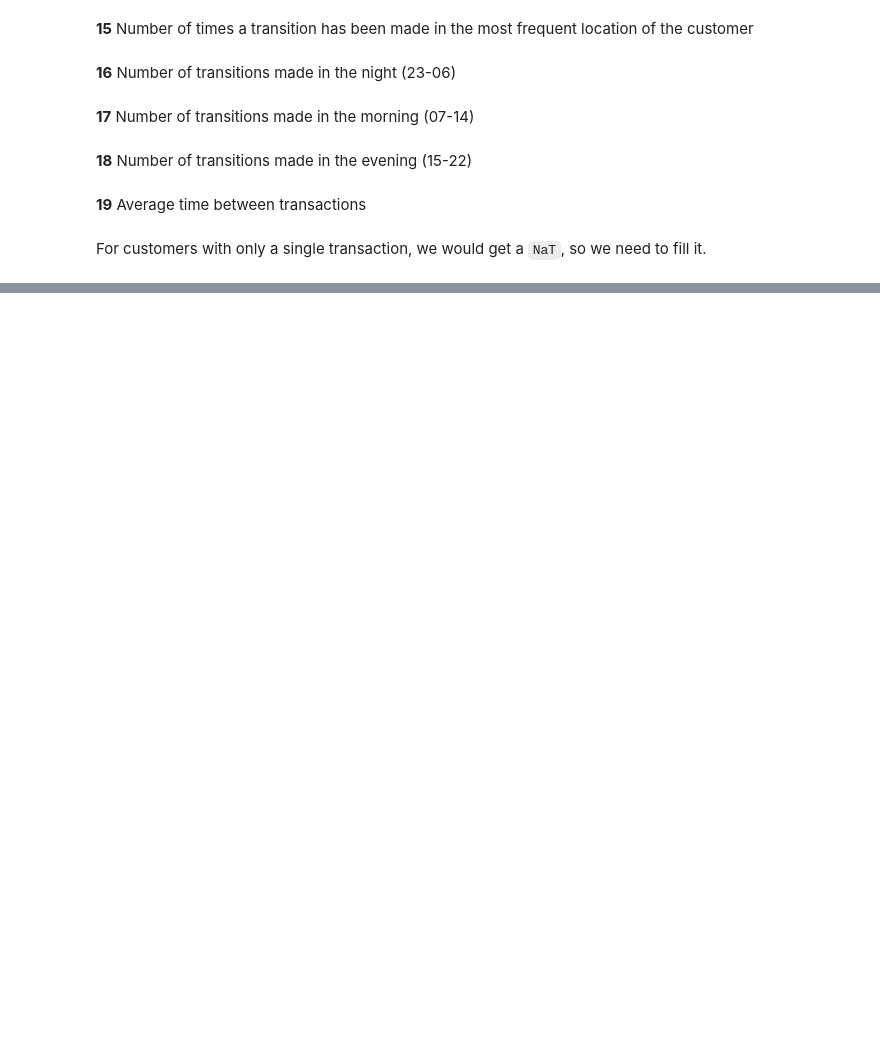
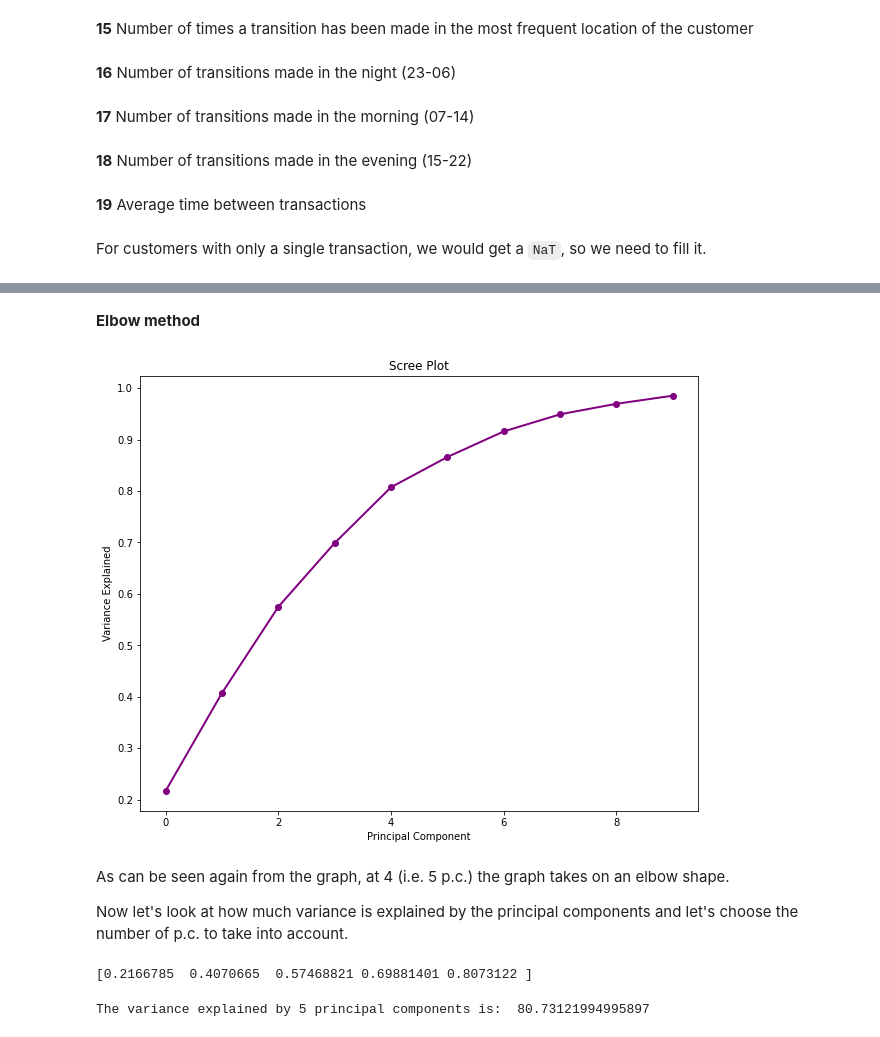
Before and after one commit to Gianlufrez/ADM_HW4, a Jupyter notebook: Question_2_adm.ipynb, the cells around one changed output, grey strips where cells are left out. Cells and saved outputs as stored; diff of their text form; code cells hidden in the pictures; blank space fills up the shorter version.

```diff
--- a/Question_2_adm.ipynb
+++ b/Question_2_adm.ipynb
@@ -511,0 +561,19 @@ banks2_copy.replace({-np.inf: -1_000_000, np.inf: 1_000_000}, inplace=True, erro
+# %% [markdown]
+**Elbow method**
+# %%
+pca = PCA(n_components=10)
+principalcompo = pca.fit_transform(new_df_normalized)
+# %%
+figure(figsize=(10, 8))
+PCA_values = np.arange(pca.n_components)
+plt.plot(PCA_values, pca.explained_variance_ratio_.cumsum(), 'o-', linewidth=2, color='purple')
+plt.title('Scree Plot')
+plt.xlabel('Principal Component')
+plt.ylabel('Variance Explained')
+plt.show()
+# %% [output]
+[figure, added]
+# %% [markdown]
+As can be seen again from the graph, at 4 (i.e. 5 p.c.) the graph takes on an elbow shape.
+
+Now let's look at how much variance is explained by the principal components and let's choose the number of p.c. to take into account.
@@ -511,0 +584,8 @@ banks2_copy.replace({-np.inf: -1_000_000, np.inf: 1_000_000}, inplace=True, erro
+# %%
+print(pca.explained_variance_ratio_.cumsum())
+# %% [output]
+[0.2166785  0.4070665  0.57468821 0.69881401 0.8073122 ]
+# %%
+print('The variance explained by 5 principal components is: ', sum(pca.explained_variance_ratio_)*100)
+# %% [output]
+The variance explained by 5 principal components is:  80.73121994995897
```
Also changed, not shown: parts of 55 cells of this notebook.
